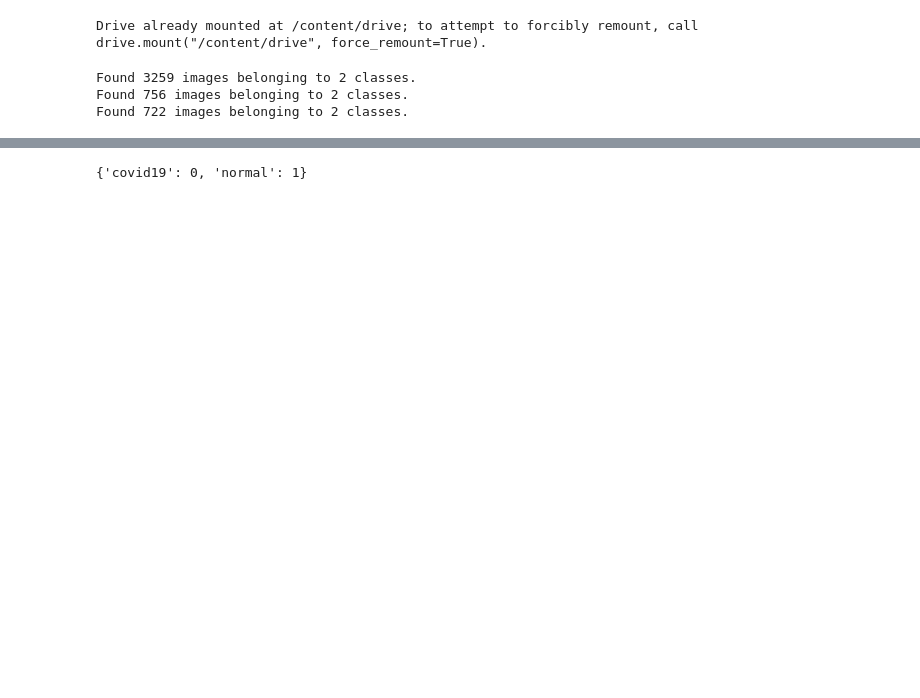
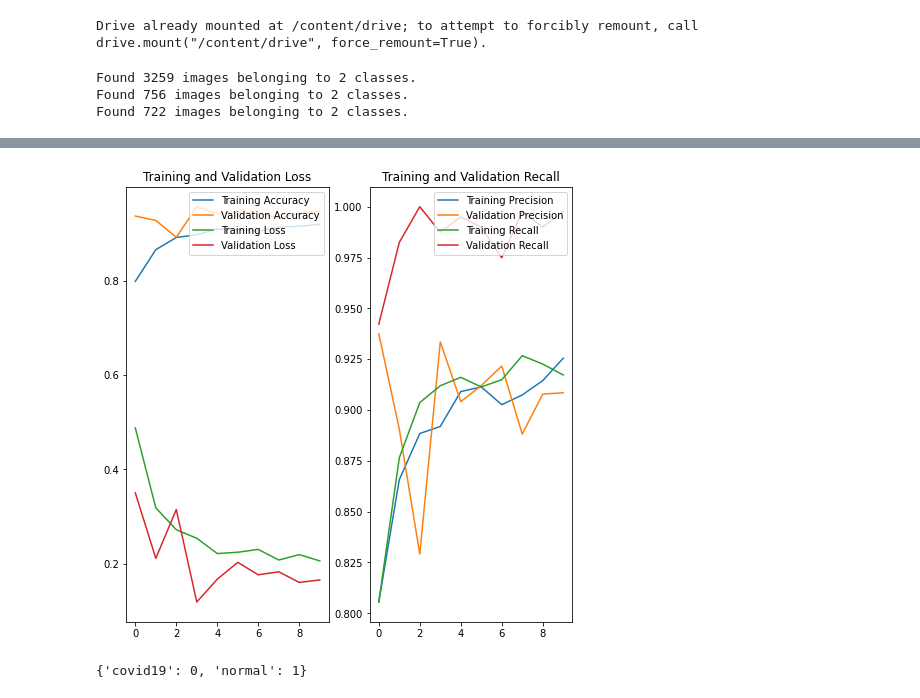
Before and after one commit to SourLemon23/covid19-diagnosis, a Jupyter notebook: COVID_19_CT_Diagnosis_V2.ipynb, the cells around one changed output, grey strips where cells are left out. Drawn from its saved outputs; the diff is of its cells as text; code cells hidden in the pictures; blank space fills up the shorter version.

```diff
--- a/COVID_19_CT_Diagnosis_V2.ipynb
+++ b/COVID_19_CT_Diagnosis_V2.ipynb
@@ -120,7 +120,7 @@ testing_set_start_index = -50
 testing_set_end_index = 49
 
 batch_size = 30
-epochs = 2
+epochs = 10
 dropout_rate = 0.2
 metrics = [# BinaryAccuracy(name='binary_accuracy'),
            'accuracy',
@@ -222,12 +222,12 @@ def create_model():
     x = base_model.output
 
     # Add new classifier layers to end of base_model
-    # x = Flatten()(x)
-    # x = BatchNormalization()(x)
+    x = BatchNormalization()(x)
     # x = GlobalMaxPooling2D()(x)
     x = GlobalAveragePooling2D()(x)
-    x = Dropout(0.2)(x)
+    x = Dropout(0.3)(x)
     x = Flatten()(x)
+    x = Dense(2560, activation="relu")(x)
     x = Dense(2560, activation="relu")(x)
 
     # A Dense classifier with a single unit (binary classification)
@@ -401,3 +415,7 @@ Epoch 2/2
+# %%
+evaluate_model(history)
+# %% [output]
+[figure, added]
 # %%
 # Prints labels (alphabetical)
 training_generator.class_indices
```
Also changed, not shown: parts of 6 cells of this notebook.
